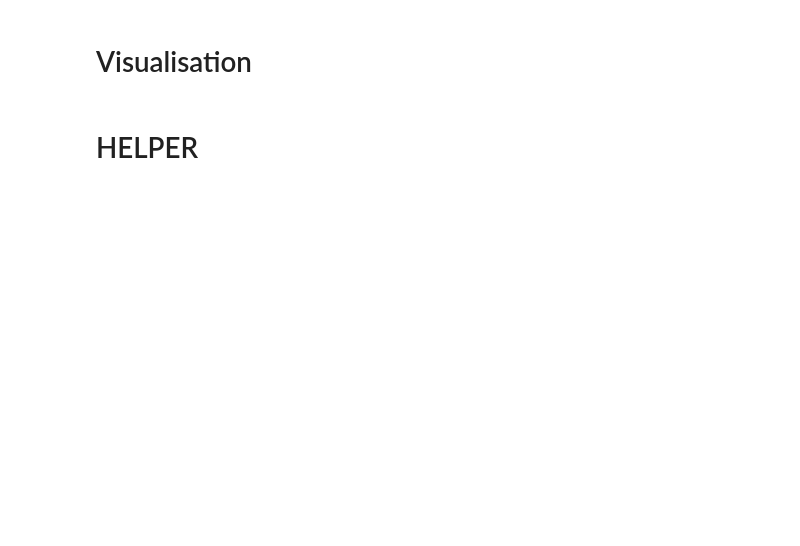
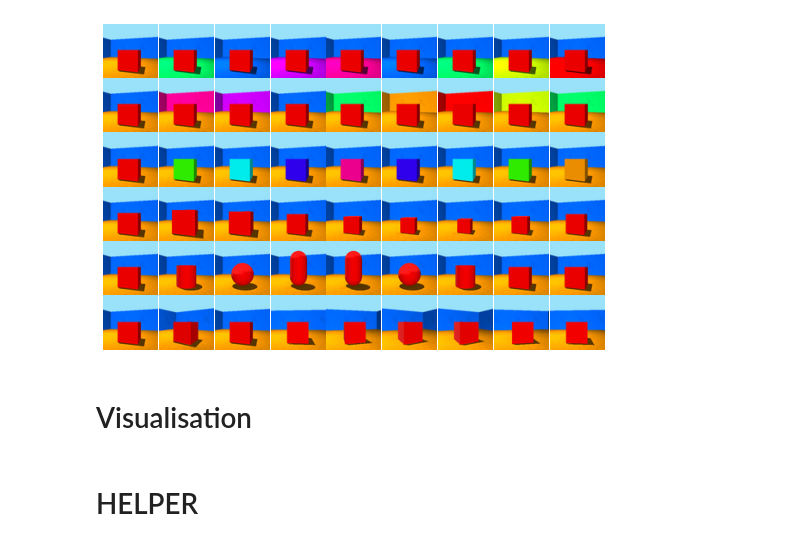
Before and after one commit to nmichlo/disent, a Jupyter notebook: main.ipynb, the cells around one changed output. Drawn from its saved outputs; the diff is of its cells as text; code cells hidden in the pictures; blank space fills up the shorter version.

```diff
--- a/main.ipynb
+++ b/main.ipynb
@@ -12,3 +21,8 @@ import os
+# %%
+frames = visualise_get_animations('3dshapes', 1, 9)[0]
+fig, axs = plt_images_grid(frames)
+# %% [output]
+[figure, added]
 # %% [markdown]
 # Visualisation
 # %% [markdown]
```
Also changed, not shown: parts of 9 cells of this notebook.
